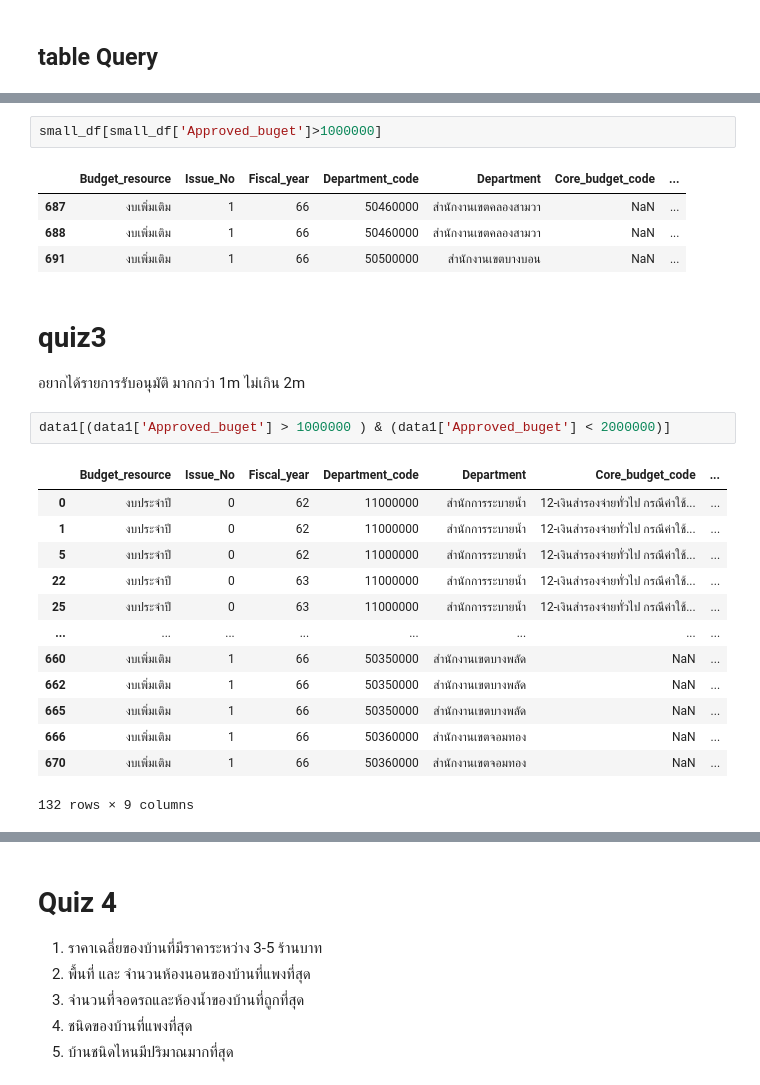
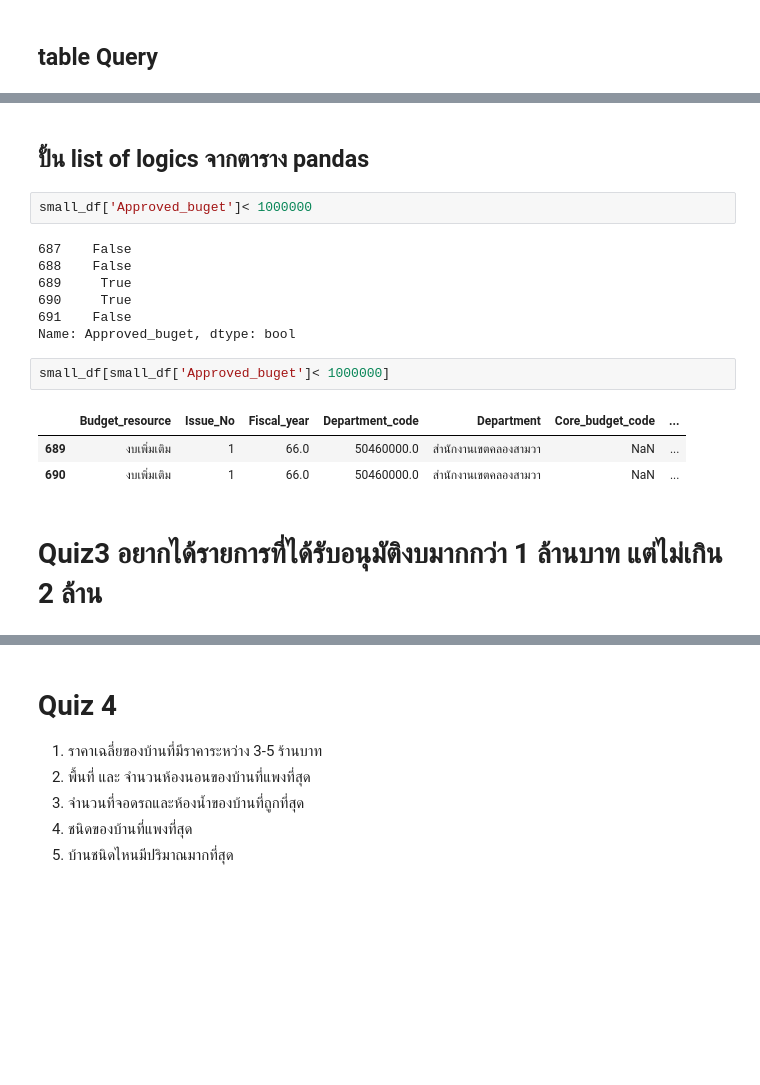
Before and after one commit to Tawanss/Peyton-data-viz, a Jupyter notebook: Pandas101.ipynb, the cells around one changed output, grey strips where cells are left out. Drawn from its saved outputs; the diff is of its cells as text; blank space fills up the shorter version.

```diff
--- a/Pandas101.ipynb
+++ b/Pandas101.ipynb
@@ -211,26 +230,19 @@ df[logic] โดยที่ logic จะต้องมีจำนวนสม
+# %% [markdown]
+## ปั้น list of logics จากตาราง pandas
+# %%
+small_df['Approved_buget']< 1000000
+# %% [output]
+687    False
+688    False
+689     True
+690     True
+691    False
+Name: Approved_buget, dtype: bool
 # %%
-small_df[small_df['Approved_buget']>1000000]
+small_df[small_df['Approved_buget']< 1000000]
 # %% [output]
 |  | Budget_resource | Issue_No | Fiscal_year | Department_code | Department | Core_budget_code | ... |
-| 687 | งบเพิ่มเติม | 1 | 66 | 50460000 | สำนักงานเขตคลองสามวา | NaN | ... |
-| 688 | งบเพิ่มเติม | 1 | 66 | 50460000 | สำนักงานเขตคลองสามวา | NaN | ... |
-| 691 | งบเพิ่มเติม | 1 | 66 | 50500000 | สำนักงานเขตบางบอน | NaN | ... |
+| 689 | งบเพิ่มเติม | 1 | 66.0 | 50460000.0 | สำนักงานเขตคลองสามวา | NaN | ... |
+| 690 | งบเพิ่มเติม | 1 | 66.0 | 50460000.0 | สำนักงานเขตคลองสามวา | NaN | ... |
 # %% [markdown]
-# quiz3
-อยากได้รายการรับอนุมัติ มากกว่า 1m ไม่เกิน 2m
+# Quiz3 อยากได้รายการที่ได้รับอนุมัติงบมากกว่า 1 ล้านบาท แต่ไม่เกิน 2 ล้าน
-# %%
-data1[(data1['Approved_buget'] > 1000000 ) & (data1['Approved_buget'] < 2000000)]
-# %% [output]
-|  | Budget_resource | Issue_No | Fiscal_year | Department_code | Department | Core_budget_code | ... |
-| 0 | งบประจำปี | 0 | 62 | 11000000 | สำนักการระบายน้ำ | 12-เงินสำรองจ่ายทั่วไป กรณีค่าใช้... | ... |
-| 1 | งบประจำปี | 0 | 62 | 11000000 | สำนักการระบายน้ำ | 12-เงินสำรองจ่ายทั่วไป กรณีค่าใช้... | ... |
-| 5 | งบประจำปี | 0 | 62 | 11000000 | สำนักการระบายน้ำ | 12-เงินสำรองจ่ายทั่วไป กรณีค่าใช้... | ... |
-| 22 | งบประจำปี | 0 | 63 | 11000000 | สำนักการระบายน้ำ | 12-เงินสำรองจ่ายทั่วไป กรณีค่าใช้... | ... |
-| 25 | งบประจำปี | 0 | 63 | 11000000 | สำนักการระบายน้ำ | 12-เงินสำรองจ่ายทั่วไป กรณีค่าใช้... | ... |
-| ... | ... | ... | ... | ... | ... | ... | ... |
-| 660 | งบเพิ่มเติม | 1 | 66 | 50350000 | สำนักงานเขตบางพลัด | NaN | ... |
-| 662 | งบเพิ่มเติม | 1 | 66 | 50350000 | สำนักงานเขตบางพลัด | NaN | ... |
-| 665 | งบเพิ่มเติม | 1 | 66 | 50350000 | สำนักงานเขตบางพลัด | NaN | ... |
-| 666 | งบเพิ่มเติม | 1 | 66 | 50360000 | สำนักงานเขตจอมทอง | NaN | ... |
-| 670 | งบเพิ่มเติม | 1 | 66 | 50360000 | สำนักงานเขตจอมทอง | NaN | ... |
-132 rows × 9 columns
```
Also changed, not shown: parts of 172 cells of this notebook.
